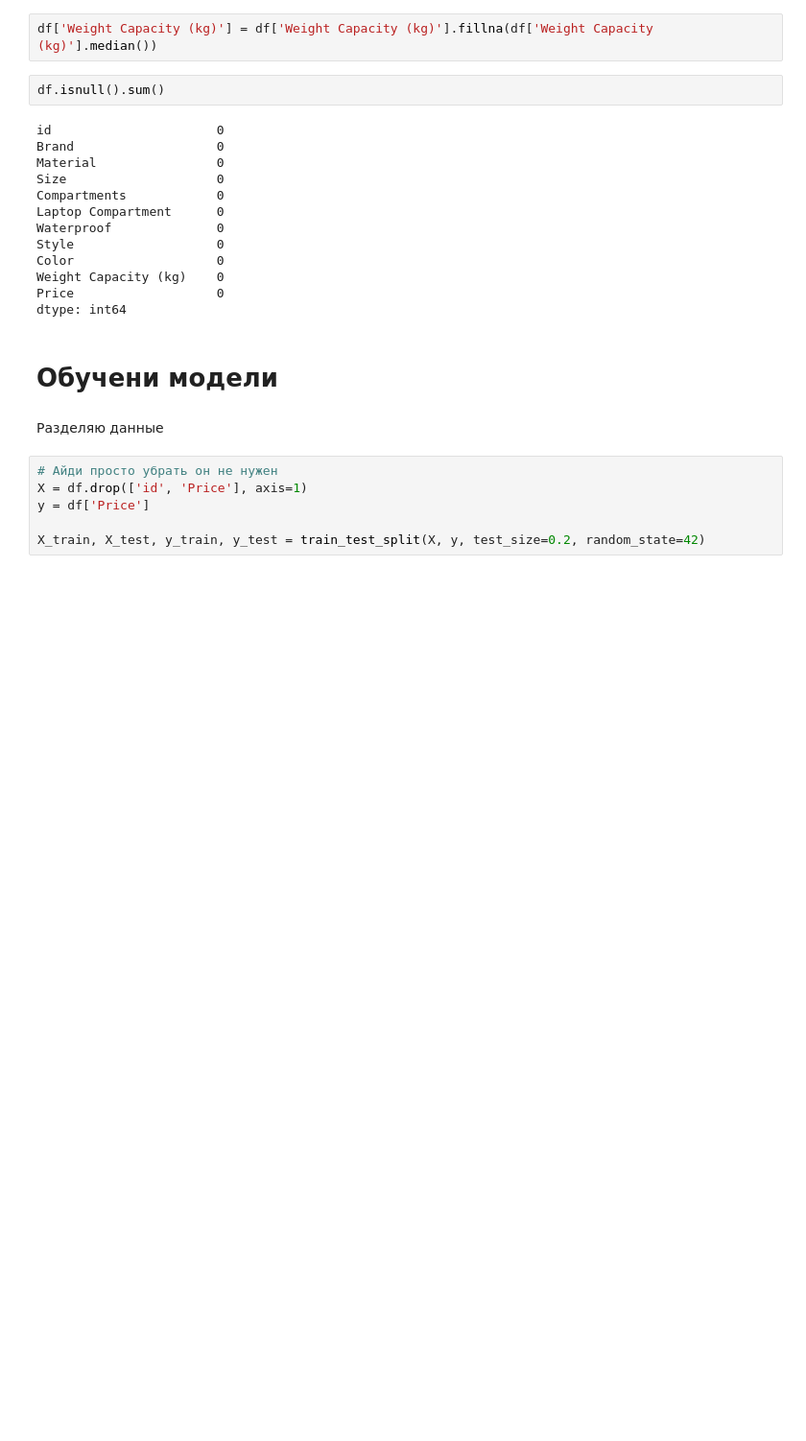
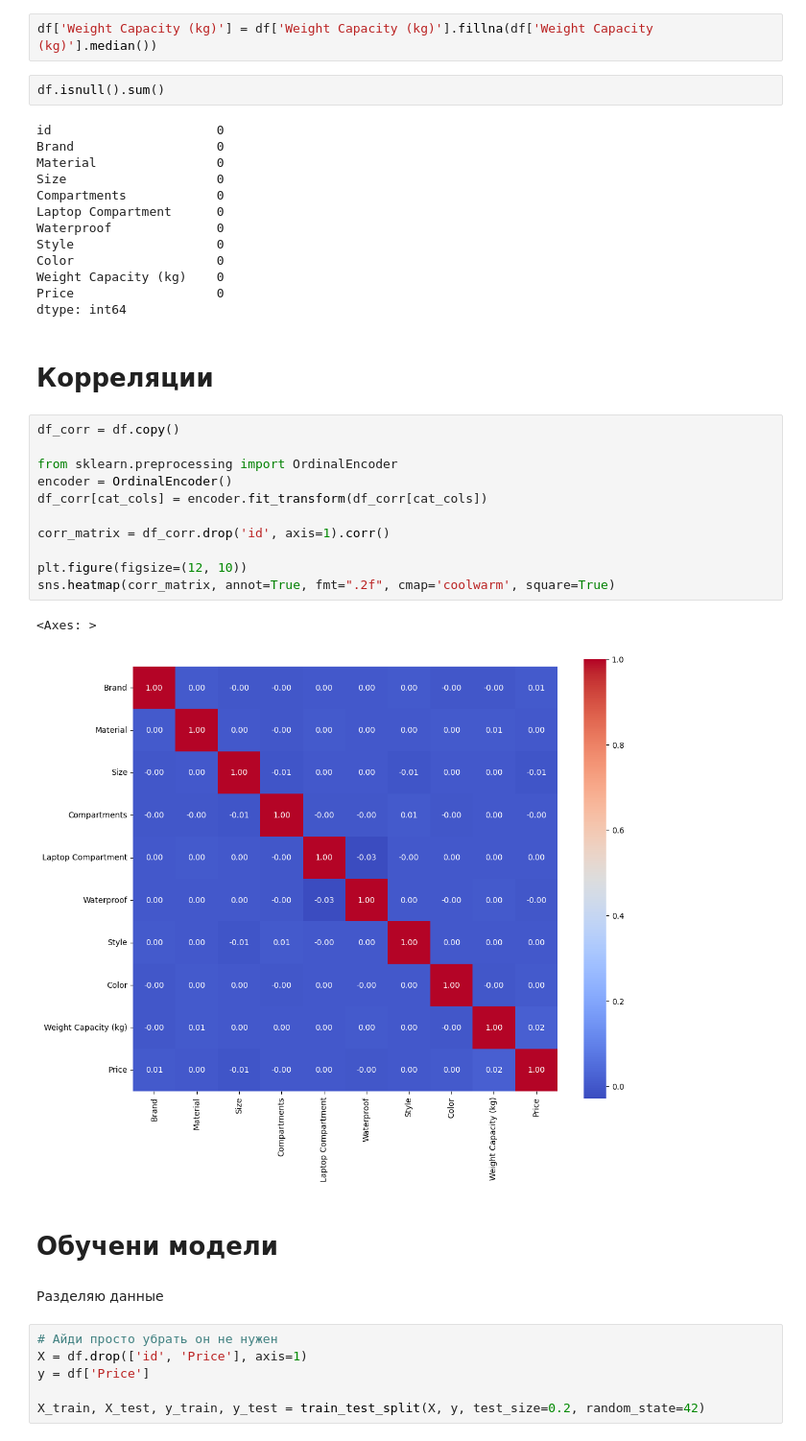
Before and after one commit to fgdghs/VVEDENEI_ML, a Jupyter notebook: LAB_3/3.ipynb, the cells around one changed output. Shown at 96% size. Cells and saved outputs as stored; diff of their text form; blank space fills up the shorter version.

```diff
--- a/LAB_3/3.ipynb
+++ b/LAB_3/3.ipynb
@@ -88,6 +88,22 @@ Color                   0
 Weight Capacity (kg)    0
 Price                   0
 dtype: int64
+# %% [markdown]
+# Корреляции
+# %%
+df_corr = df.copy()
+
+from sklearn.preprocessing import OrdinalEncoder
+encoder = OrdinalEncoder()
+df_corr[cat_cols] = encoder.fit_transform(df_corr[cat_cols])
+
+corr_matrix = df_corr.drop('id', axis=1).corr()
+
+plt.figure(figsize=(12, 10))
+sns.heatmap(corr_matrix, annot=True, fmt=".2f", cmap='coolwarm', square=True)
+# %% [output]
+<Axes: >
+[figure, added]
 # %% [markdown]
 # Обучени модели
 # %% [markdown]
```
Also changed, not shown: parts of 4 cells of this notebook, 6 other files.
